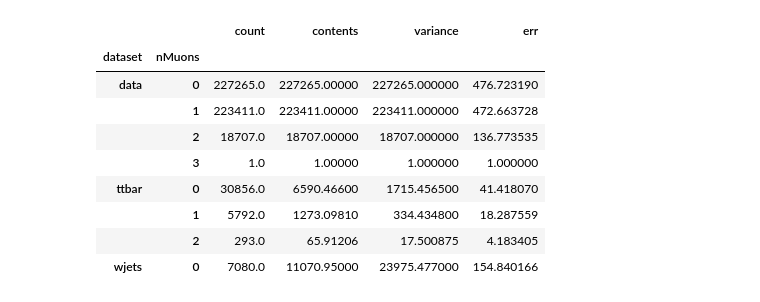
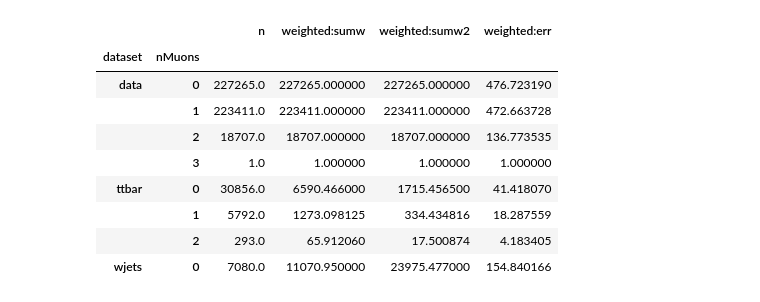
Before and after one commit to FAST-HEP/FAST_cms_public_tutorial, a Jupyter notebook: plot_results.ipynb, the cells around one changed output. Drawn from its saved outputs; the diff is of its cells as text; code cells hidden in the pictures.

```diff
--- a/plot_results.ipynb
+++ b/plot_results.ipynb
@@ -9,7 +13,7 @@ from pylab import rcParams
 rcParams['figure.figsize'] = 6, 6
 rcParams['figure.dpi'] = 150
 # %%
-# This cell should become fast-manipulator
+# These functions will soon move into fast-manipulator / fast-plotter
 import re
 import os
 import numpy as np
@@ -38,7 +42,7 @@ def split_df(df, first_values, level=0):
 def split_data_sims(df, data_labels=["data"], dataset_level="dataset"):
     return split_df(df, first_values=data_labels, level=dataset_level)
 
-def calculate_error(df, sumw2_label="variance", err_label="err", inplace=True):
+def calculate_error(df, sumw2_label="sumw2", err_label="err", inplace=True):
     if not inplace:
         df = df.copy()
     for column in df:
@@ -55,3 +59,12 @@ def stack_sims(df, data_labels=["data"], dataset_level="dataset"):
     group_levels.remove(dataset_level_no)
     sim_stacked = sims.groupby(level=group_levels).cumsum()
     return data.append(sim_stacked)
+
+def interval_from_string(df, sumw2_label="variance", err_label="err", inplace=True):
+    if not inplace:
+        df = df.copy()
+    for column in df:
+        if df[column].dtype:
+            pass
+    if not inplace:
+        return df
@@ -71,5 +86,4 @@ qcd         0       124.0     18058.283    25392802.0
 # %%
-filename = "carpenter/output/tbl_dataset.nMuons--weighted.csv"
-df = read_binned_df(filename)
-df.head(10)
+muons = read_binned_df("example_outputs/tbl_dataset.nMuons.nIsoMuons--weighted.csv")
+muons.head(10)
 # %% [output]
@@ -104,0 +104,3 @@ df.head(10)
+# %%
+muons_1d = muons.groupby(level=("dataset", "nMuons")).sum()
+muons_1d.head(8)
@@ -105,14 +118,14 @@ df.head(10)
 # %%
-df2 = calculate_error(df, inplace=False)
-df2.head(8)
+muons_1d = calculate_error(muons_1d, inplace=False)
+muons_1d.head(8)
 # %% [output]
-|  |  | count | contents | variance | err |
+|  |  | n | weighted:sumw | weighted:sumw2 | weighted:err |
 | dataset | nMuons |  |  |  |  |
-| data | 0 | 227265.0 | 227265.00000 | 227265.000000 | 476.723190 |
-|  | 1 | 223411.0 | 223411.00000 | 223411.000000 | 472.663728 |
-|  | 2 | 18707.0 | 18707.00000 | 18707.000000 | 136.773535 |
-|  | 3 | 1.0 | 1.00000 | 1.000000 | 1.000000 |
-| ttbar | 0 | 30856.0 | 6590.46600 | 1715.456500 | 41.418070 |
-|  | 1 | 5792.0 | 1273.09810 | 334.434800 | 18.287559 |
-|  | 2 | 293.0 | 65.91206 | 17.500875 | 4.183405 |
-| wjets | 0 | 7080.0 | 11070.95000 | 23975.477000 | 154.840166 |
+| data | 0 | 227265.0 | 227265.000000 | 227265.000000 | 476.723190 |
+|  | 1 | 223411.0 | 223411.000000 | 223411.000000 | 472.663728 |
+|  | 2 | 18707.0 | 18707.000000 | 18707.000000 | 136.773535 |
+|  | 3 | 1.0 | 1.000000 | 1.000000 | 1.000000 |
+| ttbar | 0 | 30856.0 | 6590.466000 | 1715.456500 | 41.418070 |
+|  | 1 | 5792.0 | 1273.098125 | 334.434816 | 18.287559 |
+|  | 2 | 293.0 | 65.912060 | 17.500874 | 4.183405 |
+| wjets | 0 | 7080.0 | 11070.950000 | 23975.477000 | 154.840166 |
```
Also changed, not shown: parts of 20 cells of this notebook, 2 other files.
